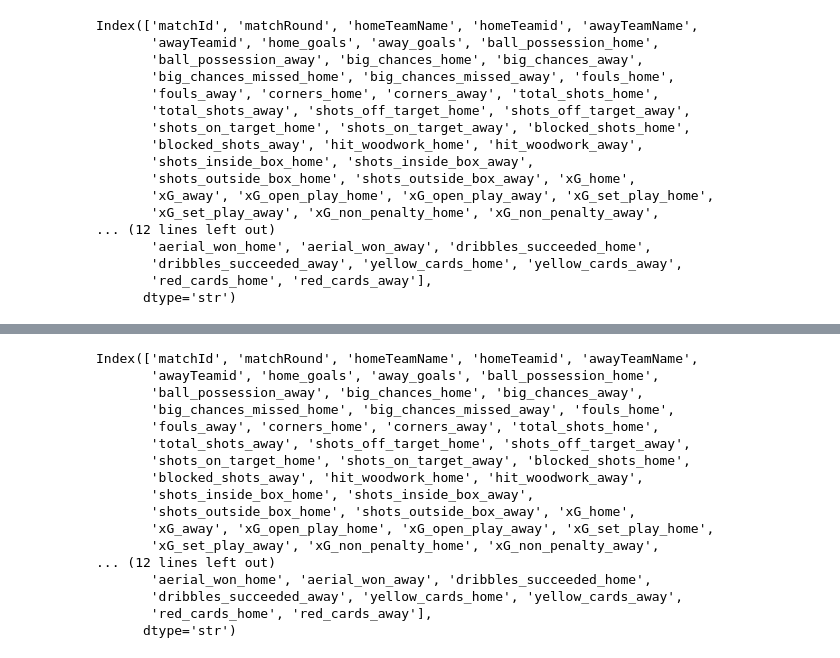
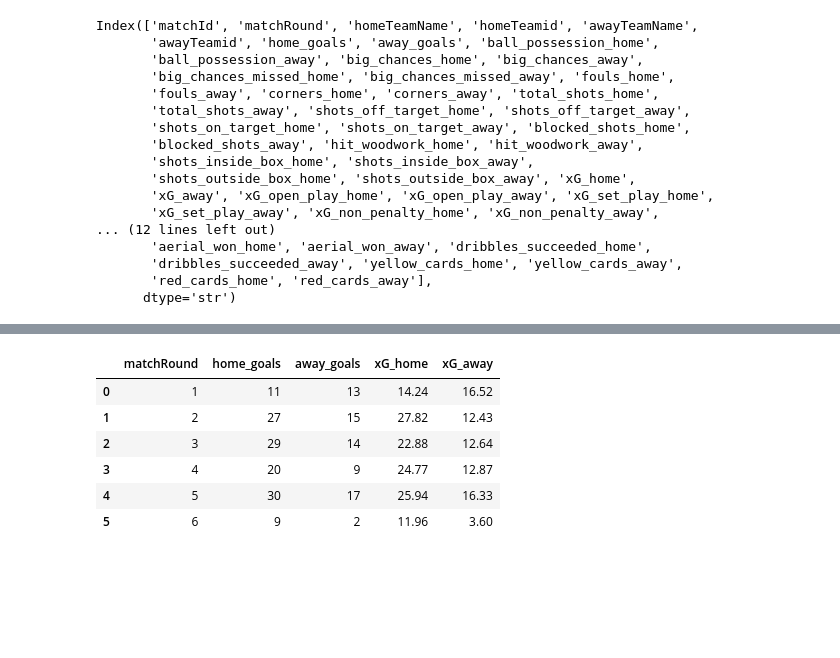
Before and after one commit to bolaxel/wcup26, a Jupyter notebook: line_chart.ipynb, the cells around one changed output, grey strips where cells are left out. Saved outputs shown, nothing was run; the diff lists cells and outputs as text; code cells hidden in the pictures; blank space fills up the shorter version.

```diff
--- a/line_chart.ipynb
+++ b/line_chart.ipynb
@@ -121,20 +144,10 @@ plt.show()
 # %%
-df.columns
+df_goals
 # %% [output]
-Index(['matchId', 'matchRound', 'homeTeamName', 'homeTeamid', 'awayTeamName',
-       'awayTeamid', 'home_goals', 'away_goals', 'ball_possession_home',
-       'ball_possession_away', 'big_chances_home', 'big_chances_away',
-       'big_chances_missed_home', 'big_chances_missed_away', 'fouls_home',
-       'fouls_away', 'corners_home', 'corners_away', 'total_shots_home',
-       'total_shots_away', 'shots_off_target_home', 'shots_off_target_away',
-       'shots_on_target_home', 'shots_on_target_away', 'blocked_shots_home',
-       'blocked_shots_away', 'hit_woodwork_home', 'hit_woodwork_away',
-       'shots_inside_box_home', 'shots_inside_box_away',
-       'shots_outside_box_home', 'shots_outside_box_away', 'xG_home',
-       'xG_away', 'xG_open_play_home', 'xG_open_play_away', 'xG_set_play_home',
-       'xG_set_play_away', 'xG_non_penalty_home', 'xG_non_penalty_away',
-... (12 lines left out)
-       'aerial_won_home', 'aerial_won_away', 'dribbles_succeeded_home',
-       'dribbles_succeeded_away', 'yellow_cards_home', 'yellow_cards_away',
-       'red_cards_home', 'red_cards_away'],
-      dtype='str')
+|  | matchRound | home_goals | away_goals | xG_home | xG_away |
+| 0 | 1 | 11 | 13 | 14.24 | 16.52 |
+| 1 | 2 | 27 | 15 | 27.82 | 12.43 |
+| 2 | 3 | 29 | 14 | 22.88 | 12.64 |
+| 3 | 4 | 20 | 9 | 24.77 | 12.87 |
+| 4 | 5 | 30 | 17 | 25.94 | 16.33 |
+| 5 | 6 | 9 | 2 | 11.96 | 3.60 |
```
Also changed, not shown: parts of 4 cells of this notebook.
